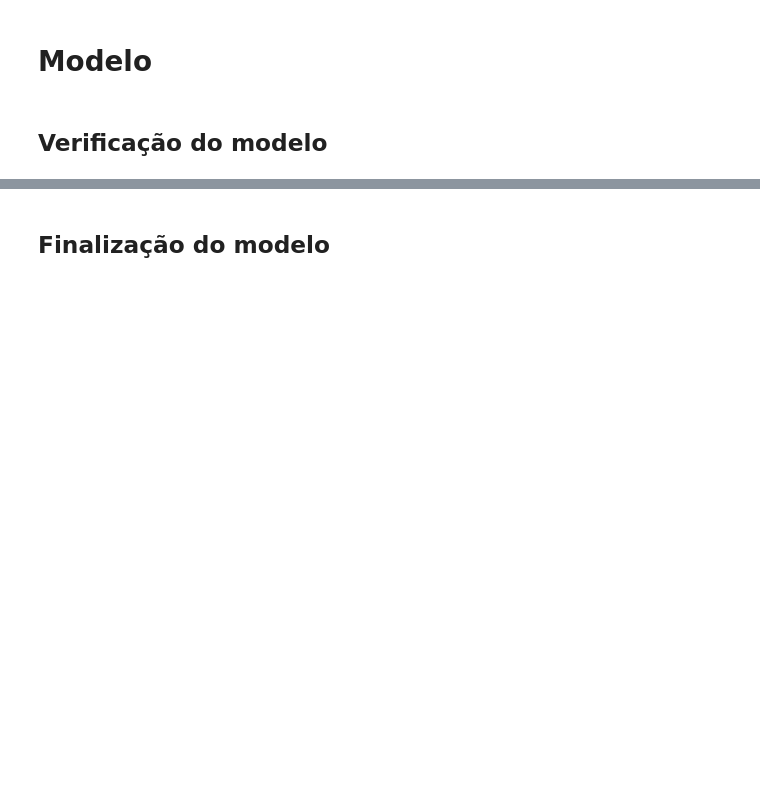
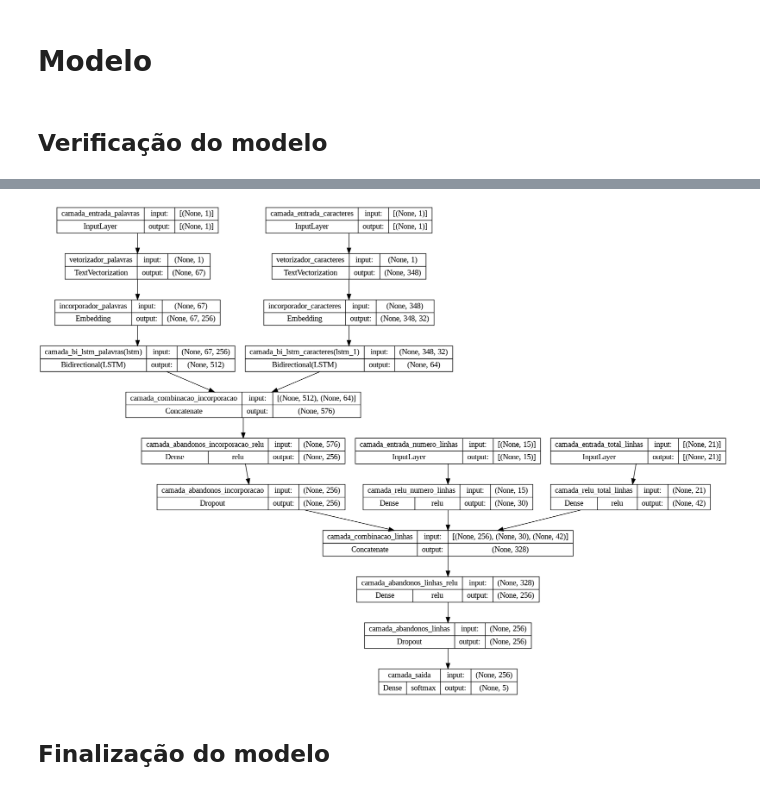
Before and after one commit to flohmannjr/tensorflow_curso, a Jupyter notebook: TensorFlow_MP2_2_SkimLit_Full.ipynb, the cells around one changed output, grey strips where cells are left out. Saved outputs shown, nothing was run; the diff lists cells and outputs as text; code cells hidden in the pictures; blank space fills up the shorter version.

```diff
--- a/TensorFlow_MP2_2_SkimLit_Full.ipynb
+++ b/TensorFlow_MP2_2_SkimLit_Full.ipynb
@@ -34,6 +33,8 @@ plt.rcParams['figure.figsize'] = [8, 5]
 plt.rcParams['figure.dpi'] = 100
 
 plt.style.use('seaborn-darkgrid')
+
+SEMENTE = 2008193
 
 COR = '#007f66'
 
@@ -42,11 +43,10 @@ DIRETORIO = '/content/pubmed-rct/PubMed_200k_RCT'
 LIMITE_DICIONARIO = 331000
 LIMITE_CARACTERES = 80
 
-LIMITE_INCORPORADOR = 300
-LIMITE_INCORPORADOR_CARACTERES = 25
-LIMITE_VETOR_TEXTO = 100
+LIMITE_INCORPORADOR = 256
+LIMITE_INCORPORADOR_CARACTERES = 32
 
-LOTE_TAMANHO = 32
+LOTE_TAMANHO = 64
 
 ENTRADA_FORMATO = (1,)
 ENTRADA_TIPO = tf.string
@@ -55,7 +55,7 @@ ATIVACAO_CNN = 'relu'
 ATIVACAO_RNN = 'tanh'
 ATIVACAO_SAIDA = 'softmax'
 
-SUAVIZACAO = 0.2
+SUAVIZACAO = 0.1
 APRENDIZADO = 0.001
 METRICAS = ['accuracy']
 
@@ -75,6 +104,10 @@ from funcoes import avaliar_modelo, grafico_historico_por_iteracao, preprocessar
 # %%
 df_treino = pd.DataFrame(preprocessar_texto(f'{DIRETORIO}/train.txt'))
 df_teste  = pd.DataFrame(preprocessar_texto(f'{DIRETORIO}/test.txt'))
+
+# 30% dos dados de treino. Restrição para possibilitar execução no Colab.
+np.random.seed(SEMENTE)
+df_treino = df_treino.sample(frac=0.3, random_state=SEMENTE)
 
 codificador_onehot = OneHotEncoder(sparse=False)
 
@@ -156,7 +189,7 @@ entradas = Input(shape=ENTRADA_FORMATO, dtype=ENTRADA_TIPO, name='camada_entrada
 camadas = vetorizador_palavras(entradas)
 camadas = incorporador_palavras(camadas)
 
-saidas = Bidirectional(layer=LSTM(units=int(LIMITE_INCORPORADOR / 2), activation=ATIVACAO_RNN), name='camada_bi_lstm_palavras')(camadas)
+saidas = Bidirectional(layer=LSTM(units=LIMITE_INCORPORADOR, activation=ATIVACAO_RNN), name='camada_bi_lstm_palavras')(camadas)
 
 modelo_incorporacao_palavras = Model(inputs=entradas, outputs=saidas, name=modelo_nome)
 
@@ -176,7 +209,7 @@ modelo_incorporacao_caracteres = Model(inputs=entradas, outputs=saidas, name=mod
 combinacao_incorporacao = Concatenate(name="camada_combinacao_incorporacao")([modelo_incorporacao_palavras.output,
                                                                               modelo_incorporacao_caracteres.output])
 
-abandonos_incorporacao = Dense(LIMITE_VETOR_TEXTO * 2, activation=ATIVACAO_CNN, name='camada_abandonos_incorporacao_relu')(combinacao_incorporacao)
+abandonos_incorporacao = Dense(LIMITE_INCORPORADOR, activation=ATIVACAO_CNN, name='camada_abandonos_incorporacao_relu')(combinacao_incorporacao)
 abandonos_incorporacao = Dropout(rate=0.5, name='camada_abandonos_incorporacao')(abandonos_incorporacao)
 
 
@@ -202,7 +235,7 @@ combinacao_linhas = Concatenate(name="camada_combinacao_linhas")([abandonos_inco
                                                                   modelo_numero_linhas.output,
                                                                   modelo_total_linhas.output])
 
-abandonos_linhas = Dense(LIMITE_VETOR_TEXTO * 2, activation=ATIVACAO_CNN, name='camada_abandonos_linhas_relu')(combinacao_linhas)
+abandonos_linhas = Dense(LIMITE_INCORPORADOR, activation=ATIVACAO_CNN, name='camada_abandonos_linhas_relu')(combinacao_linhas)
 abandonos_linhas = Dropout(rate=0.5, name='camada_abandonos_linhas')(abandonos_linhas)
 
 saidas = Dense(len(classes), activation=ATIVACAO_SAIDA, name='camada_saida')(abandonos_linhas)
@@ -227,5 +278,7 @@ modelo.summary()
 # %%
-plot_model(modelo, show_shapes=True)
+plot_model(modelo, show_shapes=True, show_layer_activations=True)
+# %% [output]
+[figure, added]
 # %% [markdown]
 ## Finalização do modelo
 # %%
```
Also changed, not shown: parts of 10 cells of this notebook.
